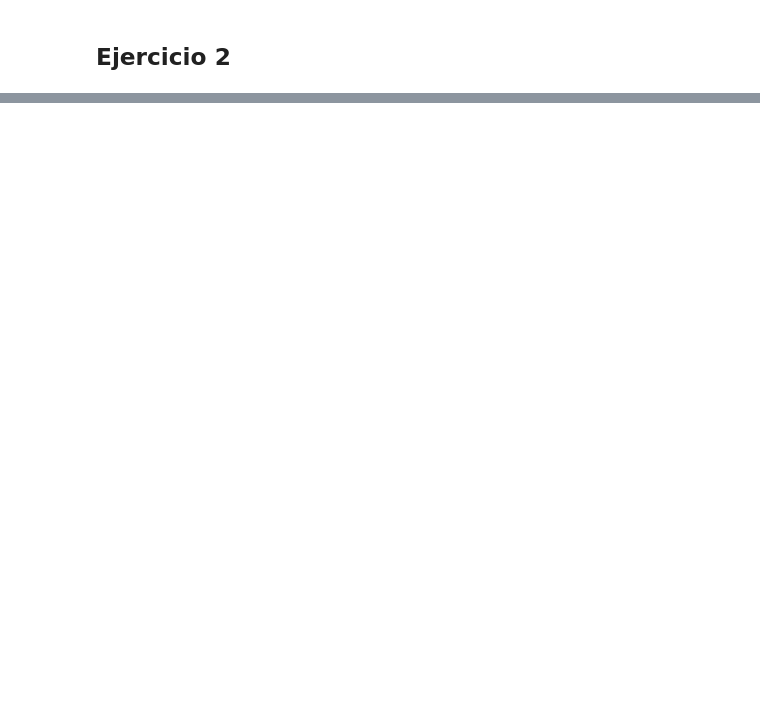
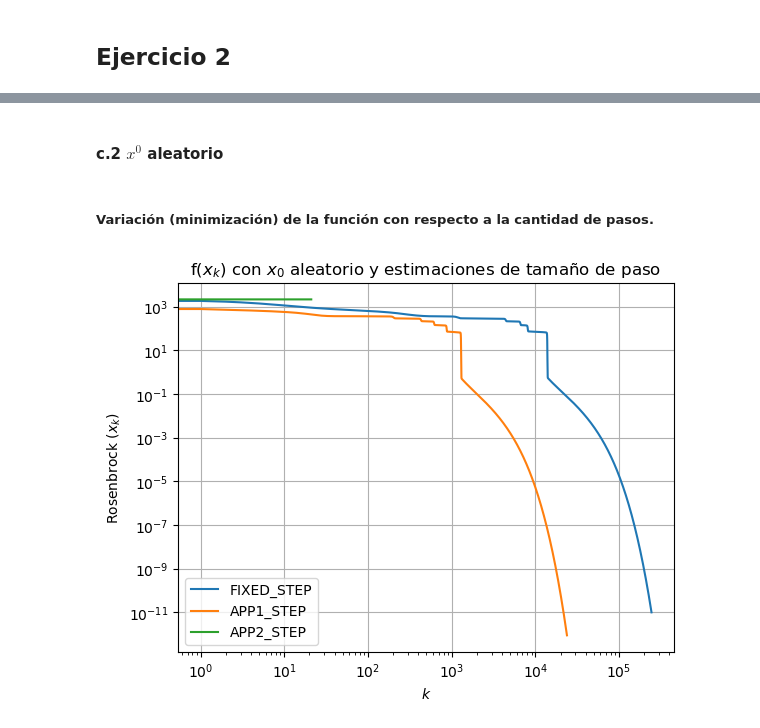
Before and after one commit to L4rralde/steepest_descent, a Jupyter notebook: tarea3.ipynb, the cells around one changed output, grey strips where cells are left out. Drawn from its saved outputs; the diff is of its cells as text; code cells hidden in the pictures; blank space fills up the shorter version.

```diff
--- a/tarea3.ipynb
+++ b/tarea3.ipynb
@@ -38,0 +267,2 @@ plt.loglog(solutions[:,1], solutions[:,0])
+# %%
+x0_rand = np.random.rand(128)
@@ -38,0 +271,5 @@ plt.loglog(solutions[:,1], solutions[:,0])
+# %%
+fixed_step_solutions_rand = np.array([
+    [Rosenbrock.eval(x), gx] for x, _, gx in
+    fixed_step_solver.solve_step_by_step(x0_rand, tf, tx)
+])
@@ -38,0 +278,5 @@ plt.loglog(solutions[:,1], solutions[:,0])
+# %%
+app1_step_solutions_rand = np.array([
+    [Rosenbrock.eval(x), gx] for x, _, gx in
+    app1_step_solver.solve_step_by_step(x0_rand, tf, tx)
+])
@@ -38,0 +285,5 @@ plt.loglog(solutions[:,1], solutions[:,0])
+# %%
+app2_step_solutions_rand = np.array([
+    [Rosenbrock.eval(x), gx] for x, _, gx in
+    app2_step_solver.solve_step_by_step(x0_rand, tf, tx)
+])
@@ -38,0 +322,16 @@ plt.loglog(solutions[:,1], solutions[:,0])
+# %% [markdown]
+#### c.2 $x^0$ aleatorio
+# %% [markdown]
+##### Variación (minimización) de la función con respecto a la cantidad de pasos.
+# %%
+plt.loglog(fixed_step_solutions_rand[:, 0], label='FIXED_STEP')
+plt.loglog(app1_step_solutions_rand[:, 0], label='APP1_STEP')
+plt.loglog(app2_step_solutions_rand[:, 0], label='APP2_STEP')
+plt.legend()
+plt.grid()
+plt.title("f($x_k$) con $x_0$ aleatorio y estimaciones de tamaño de paso")
+plt.xlabel("$k$")
+plt.ylabel("Rosenbrock ($x_k$)")
+plt.show()
+# %% [output]
+[figure, added]
```
Also changed, not shown: parts of 50 cells of this notebook, 5 other files.
